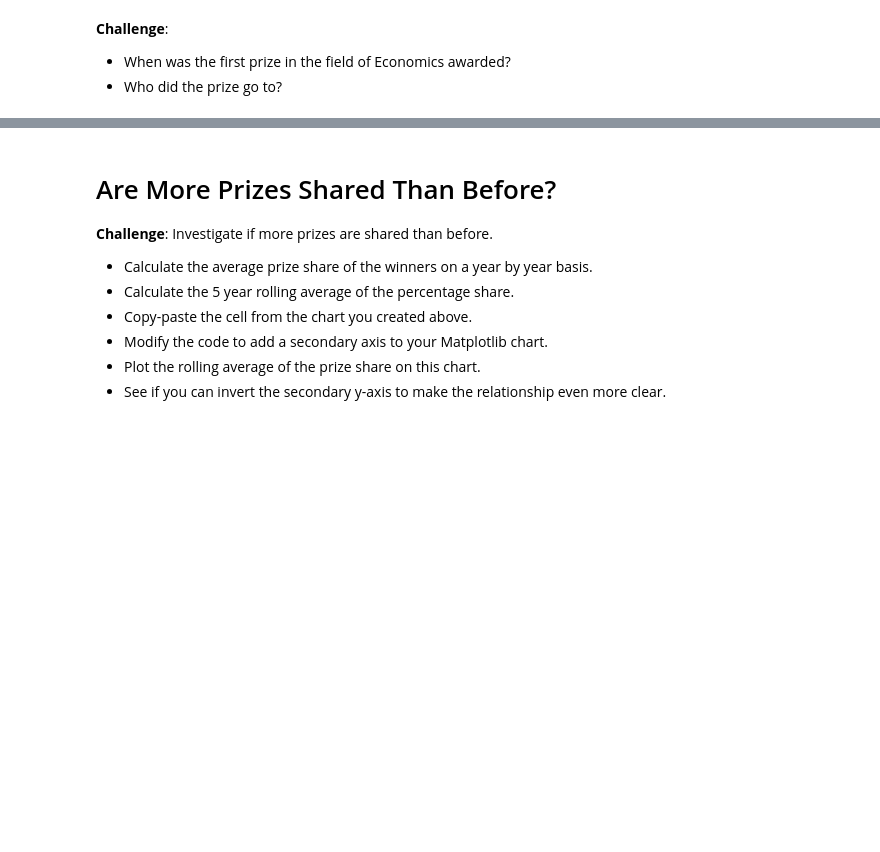
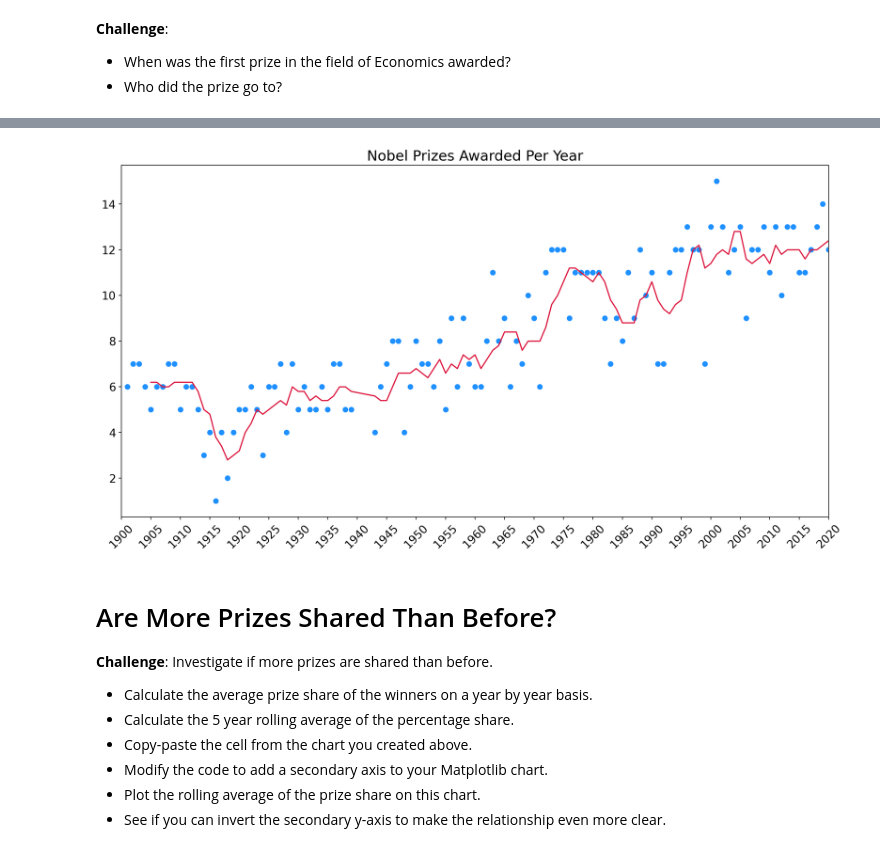
Before and after one commit to bluescreenlife/100-days-of-code, a Jupyter notebook: day_79_nobel_prize_data/Nobel_Prize_Analysis_(start).ipynb, the cells around one changed output, grey strips where cells are left out. Drawn from its saved outputs; the diff is of its cells as text; code cells hidden in the pictures; blank space fills up the shorter version.

Commit message:
add charts for prizes awarded over time, prize share

```diff
--- a/day_79_nobel_prize_data/Nobel_Prize_Analysis_(start).ipynb
+++ b/day_79_nobel_prize_data/Nobel_Prize_Analysis_(start).ipynb
@@ -353,3 +353,37 @@ fig.show()
 
 * Looking at the chart, did the first and second world wars have an impact on the number of prizes being given out?
 * What could be the reason for the trend in the chart?
+# %%
+# set up data frame to have years and prize counts
+prize_per_year = df_data.groupby('year').count().prize
+
+# calculate moving average
+moving_average = prize_per_year.rolling(window=5).mean()
+
+# set up tick marks for x axis
+tick_marks = np.arange(1900,2021,5) # start, stop, step
+
+# configure plot settings
+plt.figure(figsize=(16,8), dpi=200)
+plt.title('Nobel Prizes Awarded Per Year', fontsize=18)
+plt.yticks(fontsize=14)
+plt.xticks(ticks=tick_marks,
+           fontsize=14, rotation=45)
+
+# get axes, set x axis limits
+ax = plt.gca()
+ax.set_xlim(1900,2020)
+
+# plot scatter data
+ax.scatter(x=prize_per_year.index,
+            y=prize_per_year.values,
+            color='dodgerblue')
+
+# plot moving average data
+ax.plot(prize_per_year.index,
+         moving_average.values,
+         color='crimson')
+
+plt.show()
+# %% [output]
+[figure, added]
```
Also changed, not shown: parts of 4 cells of this notebook.
